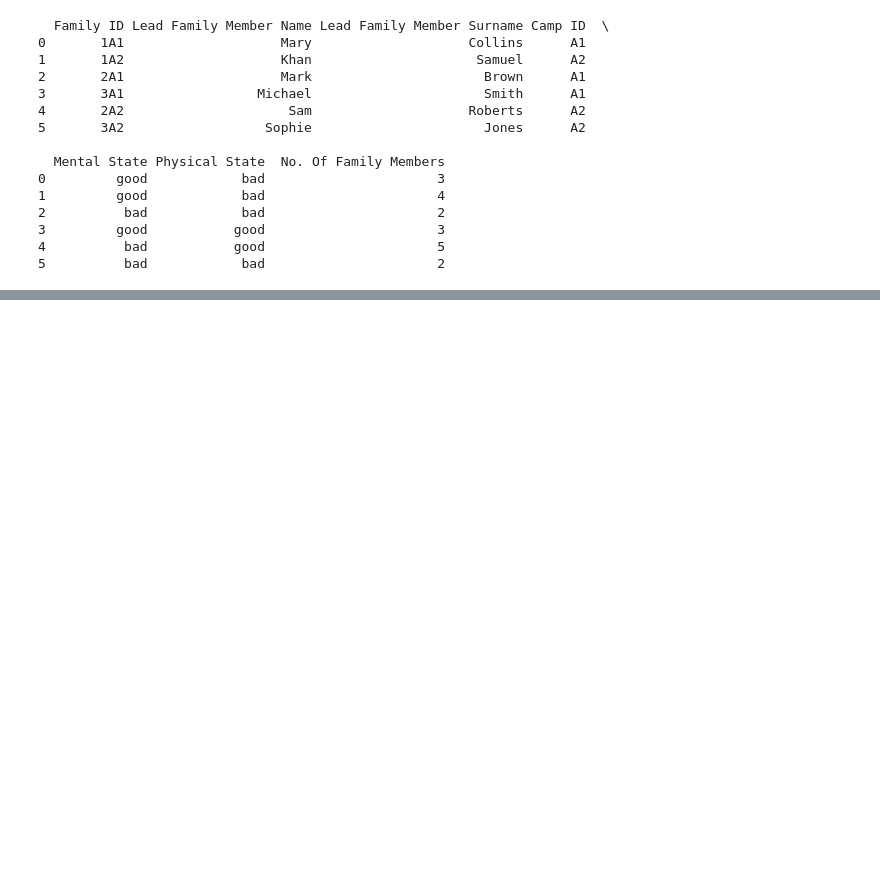
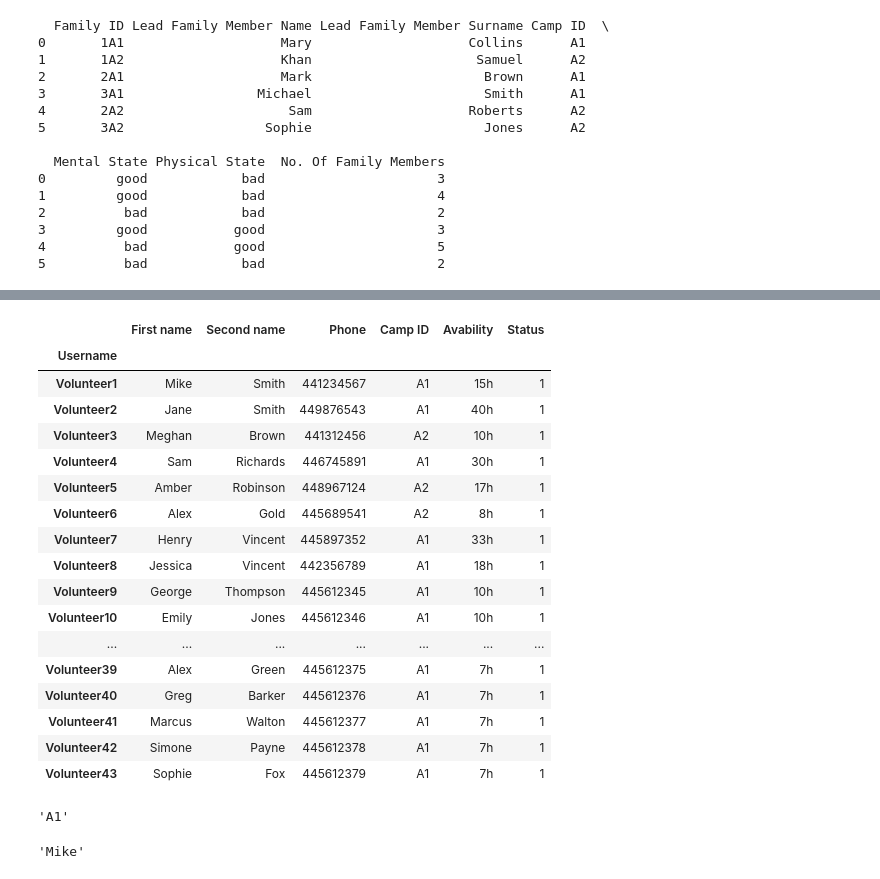
Before and after one commit to KyraCh/introProgramming, a Jupyter notebook: 99test.ipynb, the cells around one changed output, grey strips where cells are left out. Cells and saved outputs as stored; diff of their text form; code cells hidden in the pictures; blank space fills up the shorter version.

```diff
--- a/99test.ipynb
+++ b/99test.ipynb
@@ -70,0 +174,33 @@ def amend_refugee_profile():
+# %%
+df = pd.read_csv('VolounteersData.csv').set_index('Username')
+#df['First name '] = df['First name '].astype(str)
+vol_dict = df.to_dict(orient='index')
+df
+# %% [output]
+|  | First name | Second name | Phone | Camp ID | Avability | Status |
+| Username |  |  |  |  |  |  |
+| Volunteer1 | Mike | Smith | 441234567 | A1 | 15h | 1 |
+| Volunteer2 | Jane | Smith | 449876543 | A1 | 40h | 1 |
+| Volunteer3 | Meghan | Brown | 441312456 | A2 | 10h | 1 |
+| Volunteer4 | Sam | Richards | 446745891 | A1 | 30h | 1 |
+| Volunteer5 | Amber | Robinson | 448967124 | A2 | 17h | 1 |
+| Volunteer6 | Alex | Gold | 445689541 | A2 | 8h | 1 |
+| Volunteer7 | Henry | Vincent | 445897352 | A1 | 33h | 1 |
+| Volunteer8 | Jessica | Vincent | 442356789 | A1 | 18h | 1 |
+| Volunteer9 | George | Thompson | 445612345 | A1 | 10h | 1 |
+| Volunteer10 | Emily | Jones | 445612346 | A1 | 10h | 1 |
+| ... | ... | ... | ... | ... | ... | ... |
+| Volunteer39 | Alex | Green | 445612375 | A1 | 7h | 1 |
+| Volunteer40 | Greg | Barker | 445612376 | A1 | 7h | 1 |
+| Volunteer41 | Marcus | Walton | 445612377 | A1 | 7h | 1 |
+| Volunteer42 | Simone | Payne | 445612378 | A1 | 7h | 1 |
+| Volunteer43 | Sophie | Fox | 445612379 | A1 | 7h | 1 |
+# %%
+a = vol_dict['Volunteer1']['Camp ID']
+a
+# %% [output]
+'A1'
+# %%
+a['First name ']
+# %% [output]
+'Mike'
```
Also changed, not shown: parts of 13 cells of this notebook, 5 other files.
